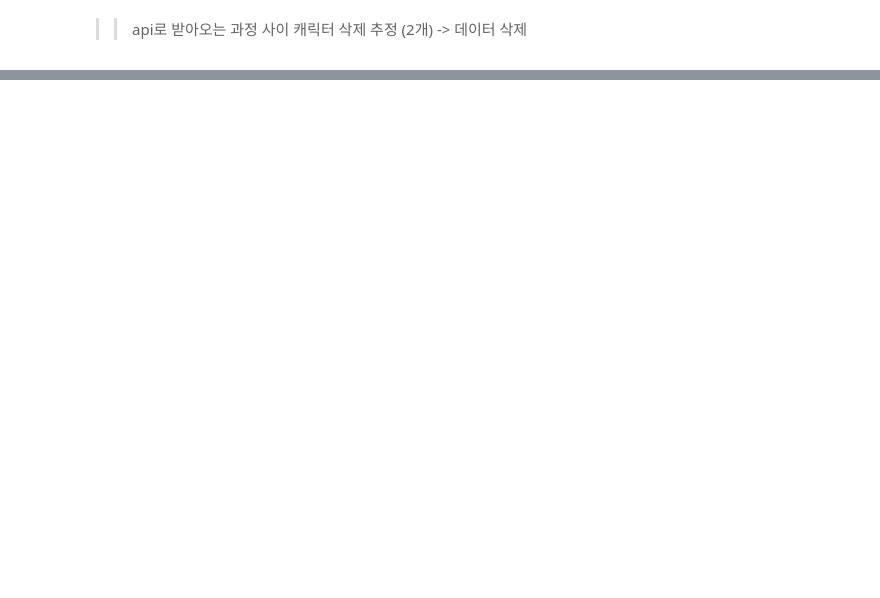
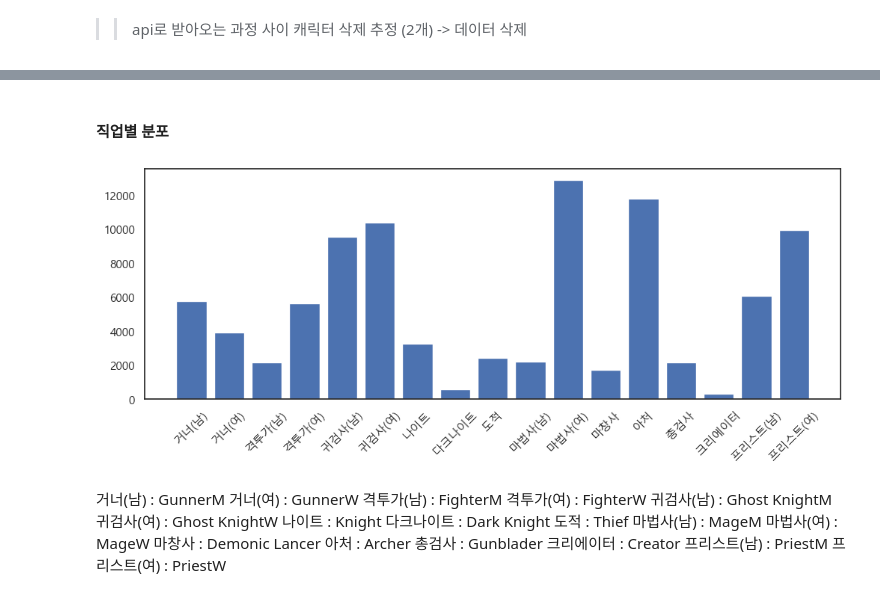
Before and after one commit to dothegee/dungeonFighter, a Jupyter notebook: EDA.ipynb, the cells around one changed output, grey strips where cells are left out. Saved outputs shown, nothing was run; the diff lists cells and outputs as text; code cells hidden in the pictures; blank space fills up the shorter version.

```diff
--- a/EDA.ipynb
+++ b/EDA.ipynb
@@ -275,5 +174,3 @@ len(df.columns)
-# %%
-df.columns = recolumns
 # %% [markdown]
 ### 이상치 검색
 # %% [markdown]
@@ -315,0 +217,4 @@ Name: 109, Length: 100, dtype: object
+# %%
+jobdf = df['jobName'].value_counts()
+jobdf=jobdf.sort_index()
+jobdf
@@ -315,0 +241,11 @@ Name: 109, Length: 100, dtype: object
+# %% [markdown]
+#### 직업별 분포
+# %%
+plt.figure(figsize=(12,4))
+plt.bar(jobdf.index, jobdf.values)
+plt.rcParams['font.family'] ='Malgun Gothic'
+plt.rcParams['axes.unicode_minus'] =False
+plt.xticks(rotation=45)
+plt.show()
+# %% [output]
+[figure, added]
@@ -315,0 +254,18 @@ Name: 109, Length: 100, dtype: object
+# %% [markdown]
+거너(남) : GunnerM</br>
+거너(여) : GunnerW</br>
+격투가(남) : FighterM</br>
+격투가(여) : FighterW</br>
+귀검사(남) : Ghost KnightM</br>
+귀검사(여) : Ghost KnightW</br>
+나이트 : Knight</br>
+다크나이트 : Dark Knight</br>
+도적 : Thief</br>
+마법사(남) : MageM</br>
+마법사(여) : MageW</br>
+마창사 : Demonic Lancer</br>
+아처 : Archer</br>
+총검사 : Gunblader</br>
+크리에이터 : Creator</br>
+프리스트(남) : PriestM</br>
+프리스트(여) : PriestW</br>
```
Also changed, not shown: parts of 11 cells of this notebook, 1 other file.
